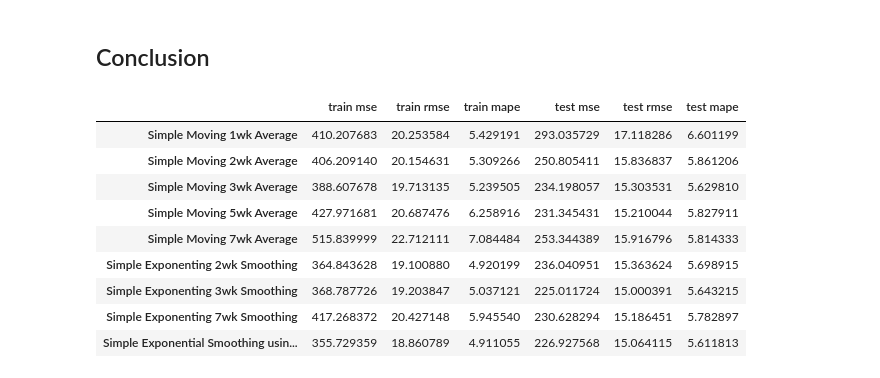
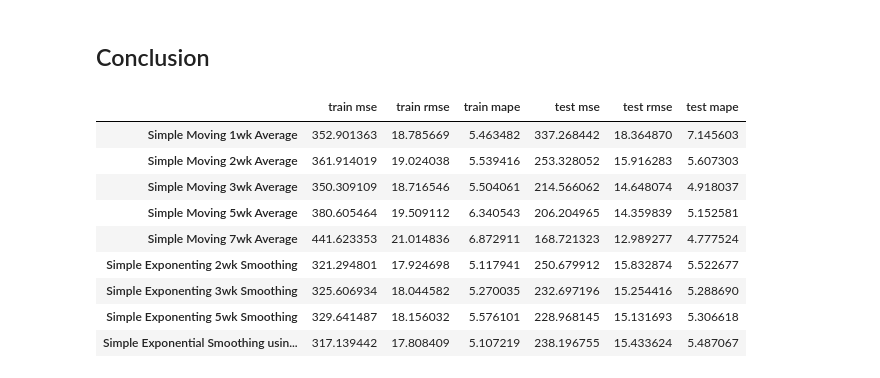
Before and after one commit to tkokkeng/KE5108-TVChannelRatings, a Jupyter notebook: movingAverage.ipynb, the cells around one changed output. Drawn from its saved outputs; the diff is of its cells as text; code cells hidden in the pictures.

```diff
--- a/movingAverage.ipynb
+++ b/movingAverage.ipynb
@@ -410,5 +410,5 @@ sema_df.head()
 # %%
-train_ts_df.drop(['sema_2', 'sema_3', 'sema_7'], axis=1, inplace=True)
+train_ts_df.drop(['sema_2', 'sema_3', 'sema_5'], axis=1, inplace=True)
 train_ts_df = train_ts_df.join(sema_df, how='outer', sort=True)
 train_ts_df.head()
 # %% [output]
@@ -424,7 +424,7 @@ train_ts_df.head()
 # %%
 test_ts_df['sema_2'] = inv_boxcox(pd.ewma(test_ts_df['GRP_boxcox'], span=2, min_periods=2), BOXCOX_LAMBDA)
 test_ts_df['sema_3'] = inv_boxcox(pd.ewma(test_ts_df['GRP_boxcox'], span=3, min_periods=3), BOXCOX_LAMBDA)
-test_ts_df['sema_7'] = inv_boxcox(pd.ewma(test_ts_df['GRP_boxcox'], span=7, min_periods=7), BOXCOX_LAMBDA)
+test_ts_df['sema_5'] = inv_boxcox(pd.ewma(test_ts_df['GRP_boxcox'], span=5, min_periods=5), BOXCOX_LAMBDA)
 test_ts_df.head()
 # %% [output]
   """Entry point for launching an IPython kernel.
@@ -440,5 +440,5 @@ test_ts_df.head()
 # %%
-sema_df = test_ts_df[['sema_2', 'sema_3', 'sema_7']].copy()
+sema_df = test_ts_df[['sema_2', 'sema_3', 'sema_5']].copy()
 sema_df.index = sema_df.index + DateOffset(days=7)
 sema_df.head()
 # %% [output]
@@ -452,5 +452,5 @@ sema_df.head()
 # %%
-test_ts_df.drop(['sema_2', 'sema_3', 'sema_7'], axis=1, inplace=True)
+test_ts_df.drop(['sema_2', 'sema_3', 'sema_5'], axis=1, inplace=True)
 test_ts_df = test_ts_df.join(sema_df, how='outer', sort=True)
 test_ts_df.head()
 # %% [output]
@@ -726,19 +726,19 @@ plt.show()
 # %%
 results_df = pd.DataFrame(results_list,
                           index=['Simple Moving 1wk Average', 'Simple Moving 2wk Average', 'Simple Moving 3wk Average', 'Simple Moving 5wk Average', 'Simple Moving 7wk Average',
-                                 'Simple Exponenting 2wk Smoothing', 'Simple Exponenting 3wk Smoothing', 'Simple Exponenting 7wk Smoothing',
+                                 'Simple Exponenting 2wk Smoothing', 'Simple Exponenting 3wk Smoothing', 'Simple Exponenting 5wk Smoothing',
                                  'Simple Exponential Smoothing using StatsModels'
                                  ],
                           columns=['train mse', 'train rmse', 'train mape','test mse', 'test rmse', 'test mape'])
 results_df
 # %% [output]
 |  | train mse | train rmse | train mape | test mse | test rmse | test mape |
-| Simple Moving 1wk Average | 410.207683 | 20.253584 | 5.429191 | 293.035729 | 17.118286 | 6.601199 |
-| Simple Moving 2wk Average | 406.209140 | 20.154631 | 5.309266 | 250.805411 | 15.836837 | 5.861206 |
-| Simple Moving 3wk Average | 388.607678 | 19.713135 | 5.239505 | 234.198057 | 15.303531 | 5.629810 |
-| Simple Moving 5wk Average | 427.971681 | 20.687476 | 6.258916 | 231.345431 | 15.210044 | 5.827911 |
-| Simple Moving 7wk Average | 515.839999 | 22.712111 | 7.084484 | 253.344389 | 15.916796 | 5.814333 |
-| Simple Exponenting 2wk Smoothing | 364.843628 | 19.100880 | 4.920199 | 236.040951 | 15.363624 | 5.698915 |
-| Simple Exponenting 3wk Smoothing | 368.787726 | 19.203847 | 5.037121 | 225.011724 | 15.000391 | 5.643215 |
-| Simple Exponenting 7wk Smoothing | 417.268372 | 20.427148 | 5.945540 | 230.628294 | 15.186451 | 5.782897 |
-| Simple Exponential Smoothing usin... | 355.729359 | 18.860789 | 4.911055 | 226.927568 | 15.064115 | 5.611813 |
+| Simple Moving 1wk Average | 352.901363 | 18.785669 | 5.463482 | 337.268442 | 18.364870 | 7.145603 |
+| Simple Moving 2wk Average | 361.914019 | 19.024038 | 5.539416 | 253.328052 | 15.916283 | 5.607303 |
+| Simple Moving 3wk Average | 350.309109 | 18.716546 | 5.504061 | 214.566062 | 14.648074 | 4.918037 |
+| Simple Moving 5wk Average | 380.605464 | 19.509112 | 6.340543 | 206.204965 | 14.359839 | 5.152581 |
+| Simple Moving 7wk Average | 441.623353 | 21.014836 | 6.872911 | 168.721323 | 12.989277 | 4.777524 |
+| Simple Exponenting 2wk Smoothing | 321.294801 | 17.924698 | 5.117941 | 250.679912 | 15.832874 | 5.522677 |
+| Simple Exponenting 3wk Smoothing | 325.606934 | 18.044582 | 5.270035 | 232.697196 | 15.254416 | 5.288690 |
+| Simple Exponenting 5wk Smoothing | 329.641487 | 18.156032 | 5.576101 | 228.968145 | 15.131693 | 5.306618 |
+| Simple Exponential Smoothing usin... | 317.139442 | 17.808409 | 5.107219 | 238.196755 | 15.433624 | 5.487067 |
```
Also changed, not shown: parts of 44 cells of this notebook.
